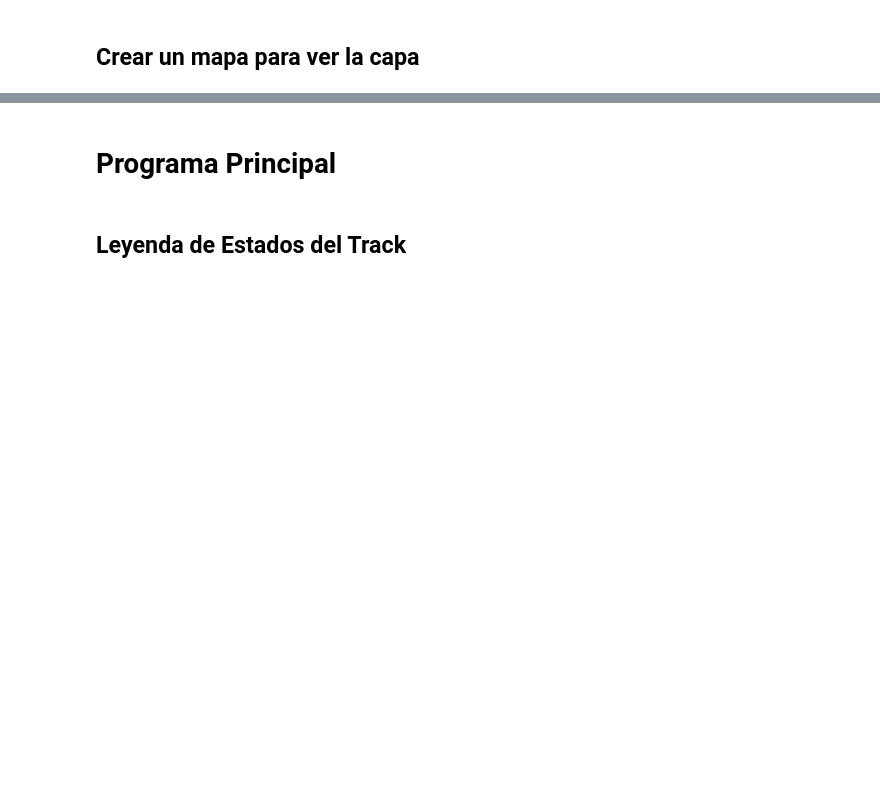
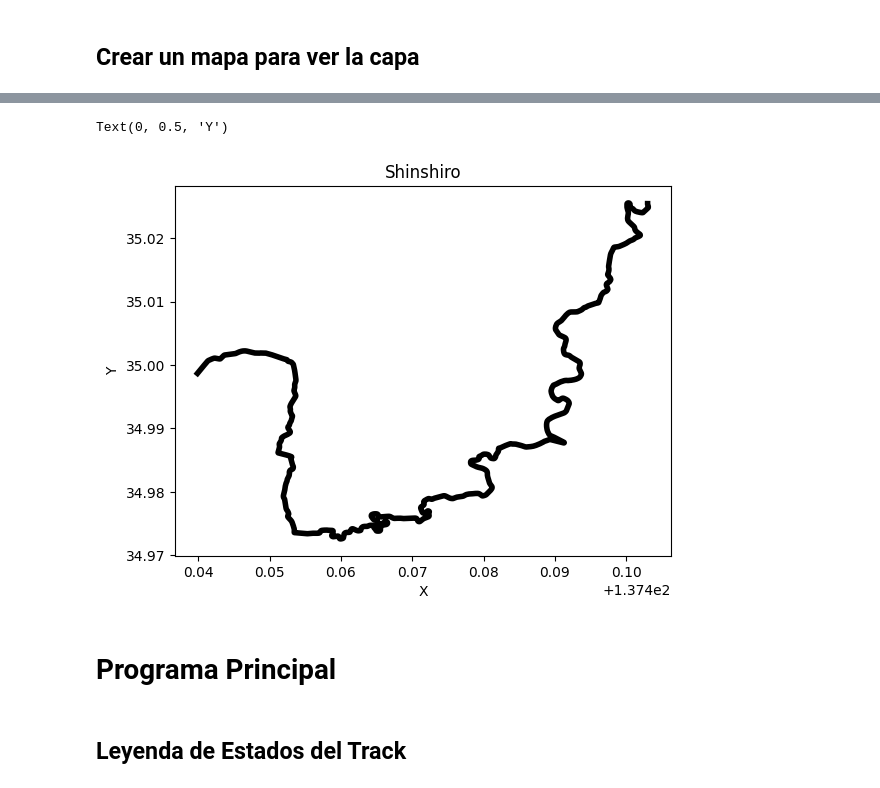
Before and after one commit to ChemiF1/Mapas-WRC, a Jupyter notebook: Pruebas Mapa/LecturaBuena.ipynb, the cells around one changed output, grey strips where cells are left out. Cells and saved outputs as stored; diff of their text form; code cells hidden in the pictures; blank space fills up the shorter version.

```diff
--- a/Pruebas Mapa/LecturaBuena.ipynb
+++ b/Pruebas Mapa/LecturaBuena.ipynb
@@ -136,3 +168,16 @@ Longitud del tramo: 19.31 Km
+# %%
+gdf.geometry
+
+x,y, = gdf.geometry.iloc[0].xy
+
+plt.plot(x, y, color="black", lw=4)
+
+plt.title(name)
+plt.xlabel("X")
+plt.ylabel("Y")
+# %% [output]
+Text(0, 0.5, 'Y')
+[figure, added]
 # %% [markdown]
 # Programa Principal
 # %% [markdown]
```
Also changed, not shown: parts of 7 cells of this notebook, 1 other file.
